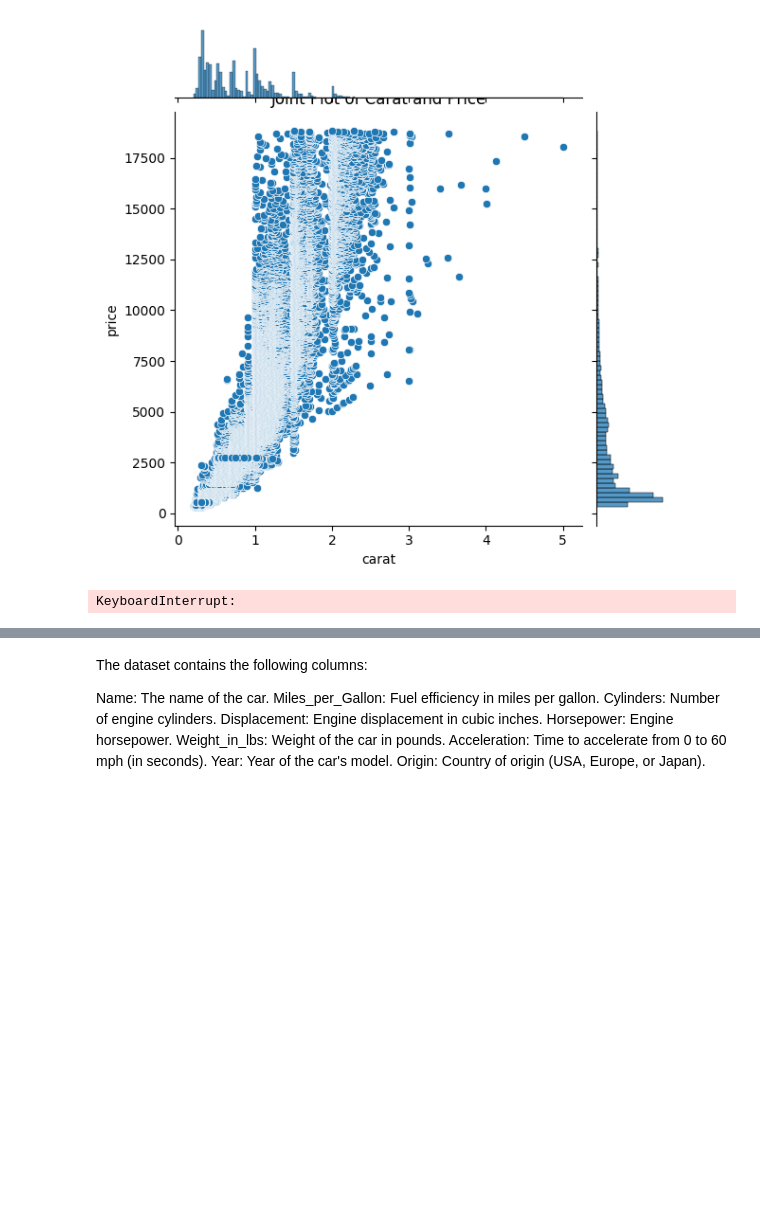
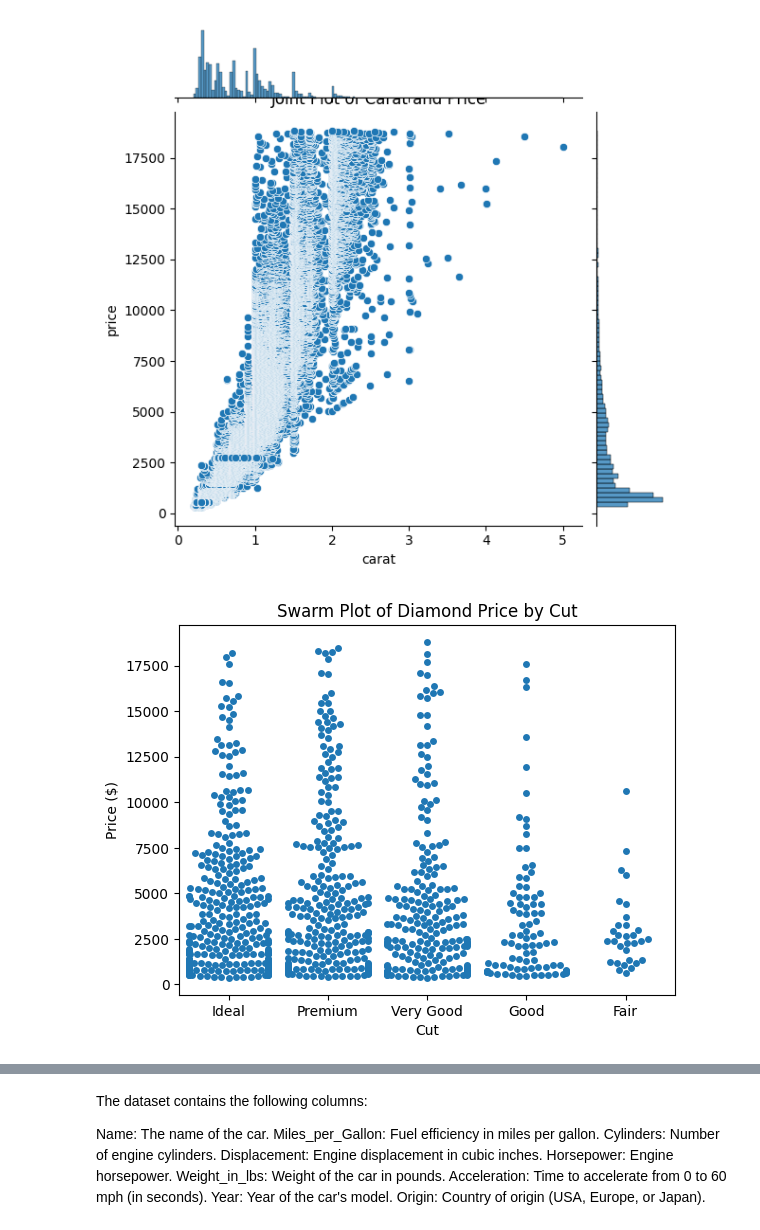
Before and after one commit to albertokabore/Albert_Visualization, a Jupyter notebook: Visualization.ipynb, the cells around one changed output, grey strips where cells are left out. Drawn from its saved outputs; the diff is of its cells as text; code cells hidden in the pictures; blank space fills up the shorter version.

```diff
--- a/Visualization.ipynb
+++ b/Visualization.ipynb
@@ -424,14 +424,14 @@ plt.show()
 # %% [output]
 [figure]
 # %%
-# Swarm plot of diamond price by cut
-sns.swarmplot(data=data, x='cut', y='price')
+small_data = data.sample(n=1000, random_state=42)  # Adjust `n` as needed
+sns.swarmplot(data=small_data, x='cut', y='price')
 plt.title('Swarm Plot of Diamond Price by Cut')
 plt.xlabel('Cut')
 plt.ylabel('Price ($)')
 plt.show()
 # %% [output]
-KeyboardInterrupt:
+[figure, added]
 # %%
 # Count plot of diamond cuts
 sns.countplot(data=data, x='cut')
```
Also changed, not shown: parts of 26 cells of this notebook.
